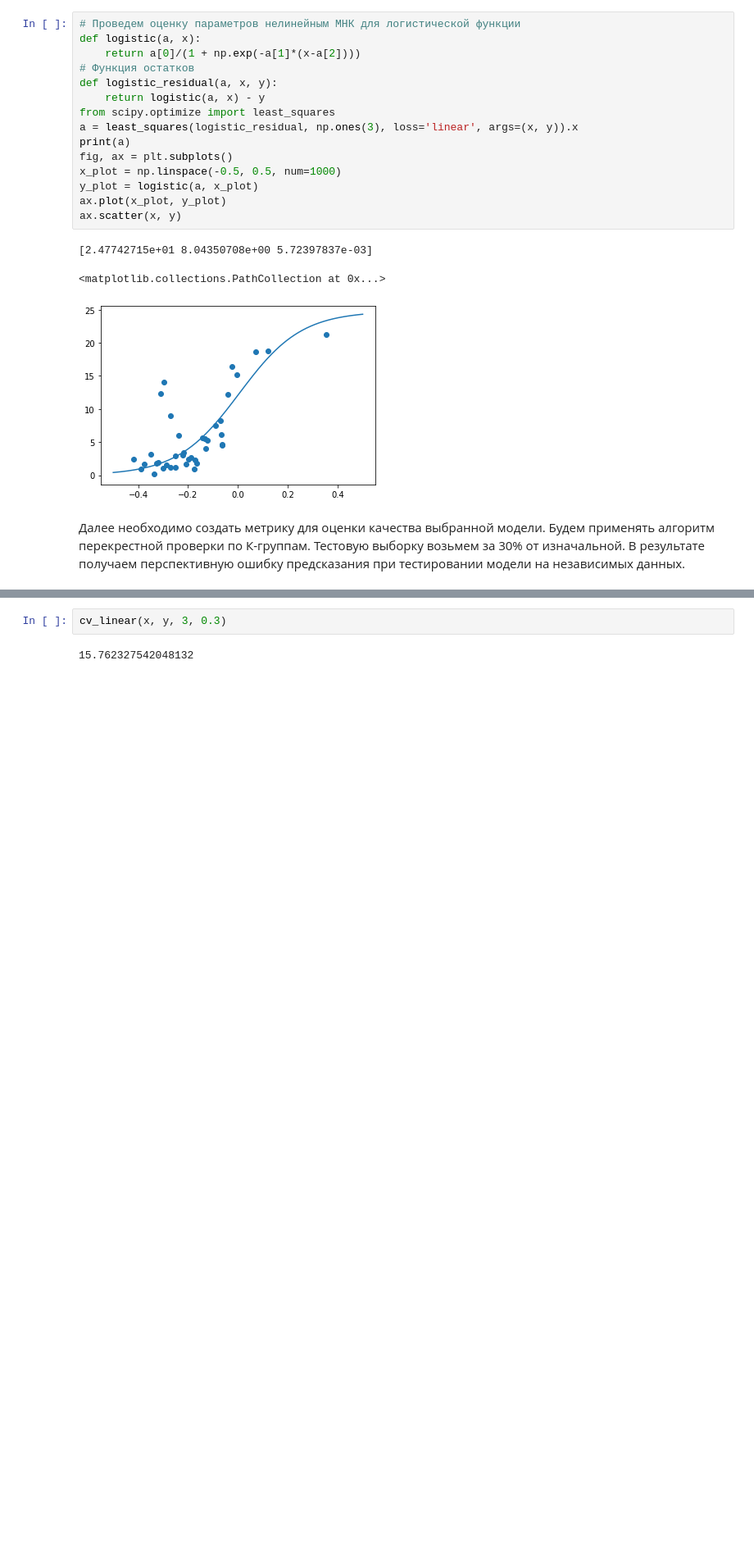
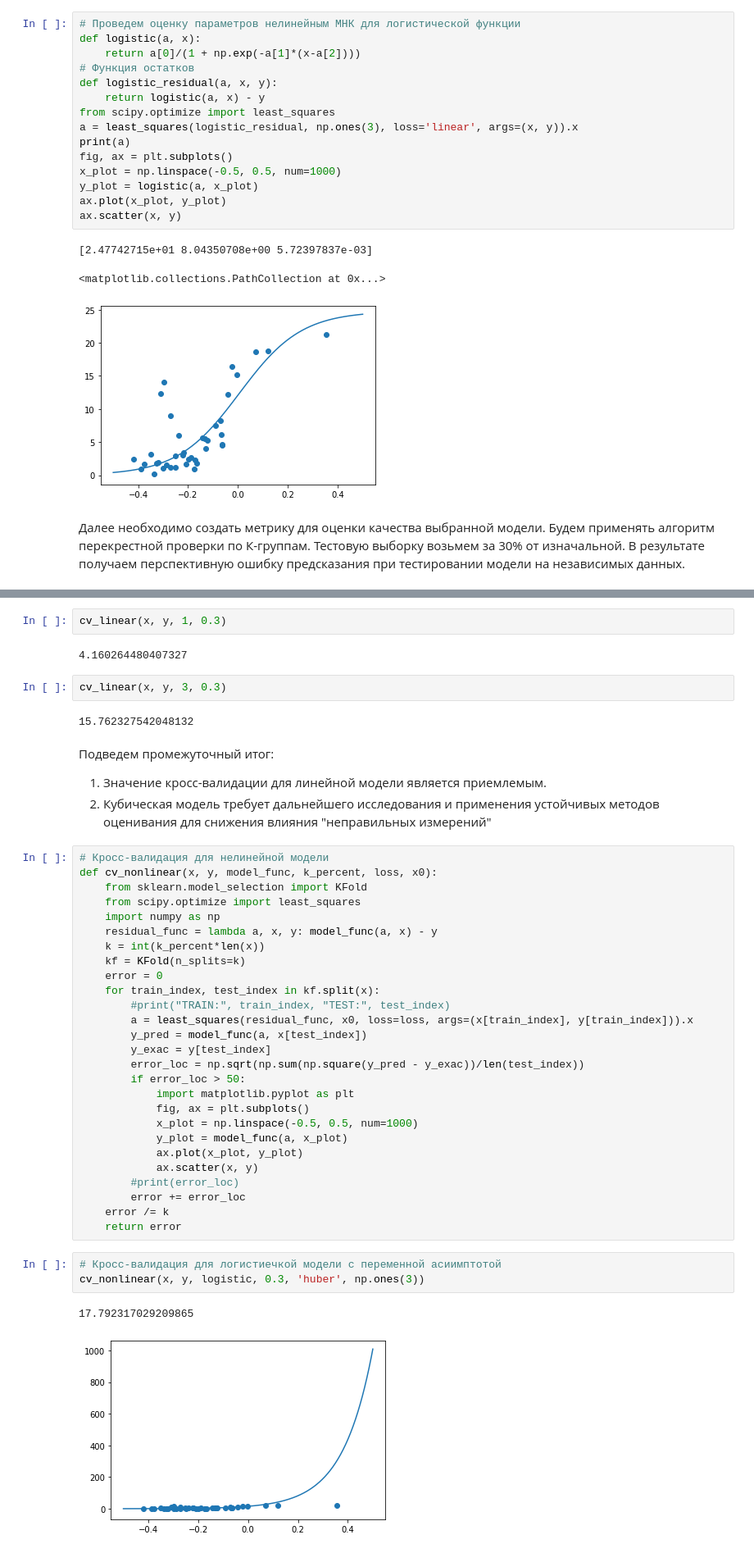
Before and after one commit to sheraleks/omega_stability, a Jupyter notebook: notebooks/structured.ipynb, the cells around one changed output, grey strips where cells are left out. Shown: that part at 82% size. Cells and saved outputs as stored; diff of their text form; blank space fills up the shorter version.

```diff
--- a/notebooks/structured.ipynb
+++ b/notebooks/structured.ipynb
@@ -88,7 +87,49 @@ def cv_linear(x, y, polyn_degree, k_percent):
         error += np.sqrt(np.sum(np.square(y_pred - y_exac))/len(test_index))
     error /= k
     return error
+# %%
+cv_linear(x, y, 1, 0.3)
+# %% [output]
+4.160264480407327
 # %%
 cv_linear(x, y, 3, 0.3)
 # %% [output]
 15.762327542048132
+# %% [markdown]
+Подведем промежуточный итог:
+1. Значение кросс-валидации для линейной модели является приемлемым.
+2. Кубическая модель требует дальнейшего исследования и применения устойчивых методов оценивания
+для снижения влияния "неправильных измерений"
+# %%
+# Кросс-валидация для нелинейной модели
+def cv_nonlinear(x, y, model_func, k_percent, loss, x0):
+    from sklearn.model_selection import KFold
+    from scipy.optimize import least_squares
+    import numpy as np
+    residual_func = lambda a, x, y: model_func(a, x) - y
+    k = int(k_percent*len(x))
+    kf = KFold(n_splits=k)
+    error = 0
+    for train_index, test_index in kf.split(x):
+        #print("TRAIN:", train_index, "TEST:", test_index)
+        a = least_squares(residual_func, x0, loss=loss, args=(x[train_index], y[train_index])).x
+        y_pred = model_func(a, x[test_index])
+        y_exac = y[test_index]
+        error_loc = np.sqrt(np.sum(np.square(y_pred - y_exac))/len(test_index))
+        if error_loc > 50:
+            import matplotlib.pyplot as plt
+            fig, ax = plt.subplots()
+            x_plot = np.linspace(-0.5, 0.5, num=1000)
+            y_plot = model_func(a, x_plot)
+            ax.plot(x_plot, y_plot)
+            ax.scatter(x, y)
+        #print(error_loc)
+        error += error_loc
+    error /= k
+    return error
+# %%
+# Кросс-валидация для логистиечкой модели с переменной асиимптотой
+cv_nonlinear(x, y, logistic, 0.3, 'huber', np.ones(3))
+# %% [output]
+17.792317029209865
+[figure, added]
```
Also changed, not shown: parts of 4 cells of this notebook.
